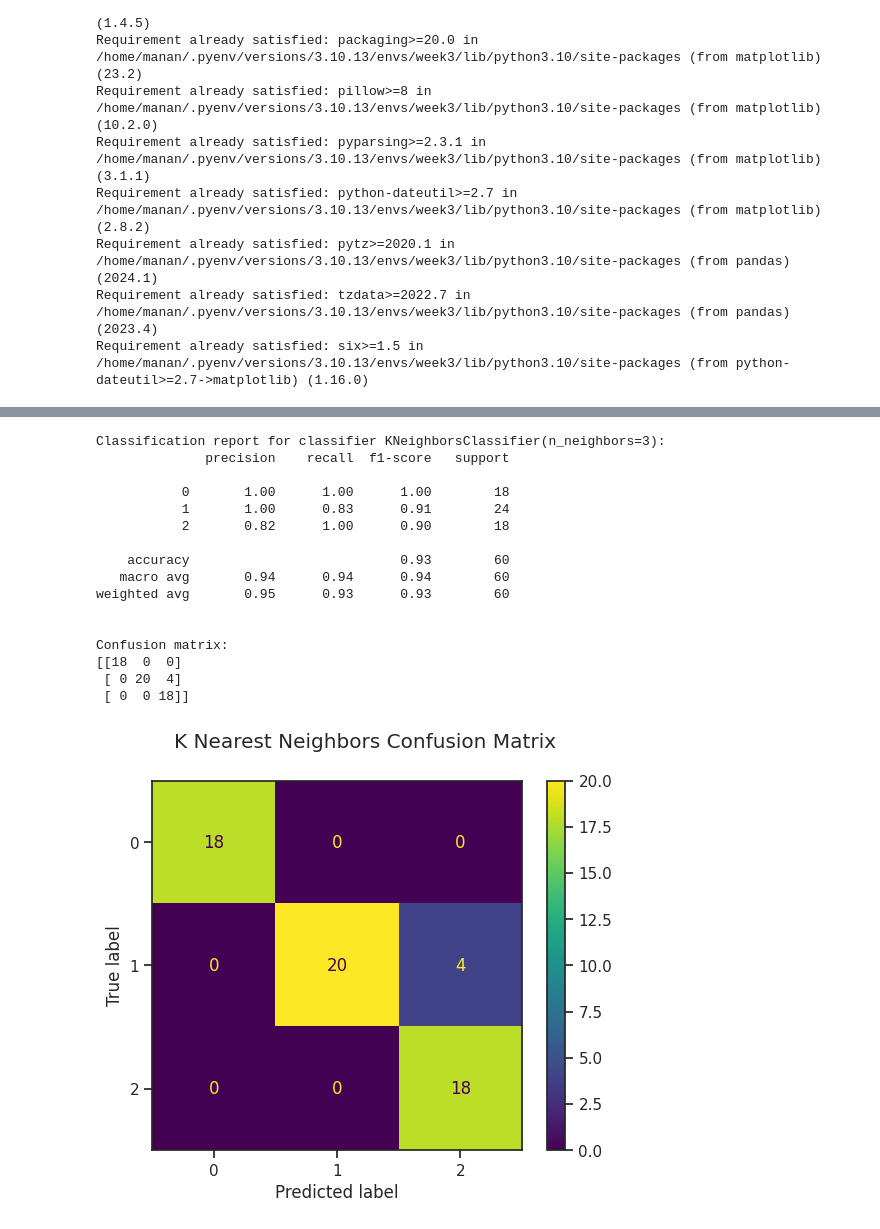
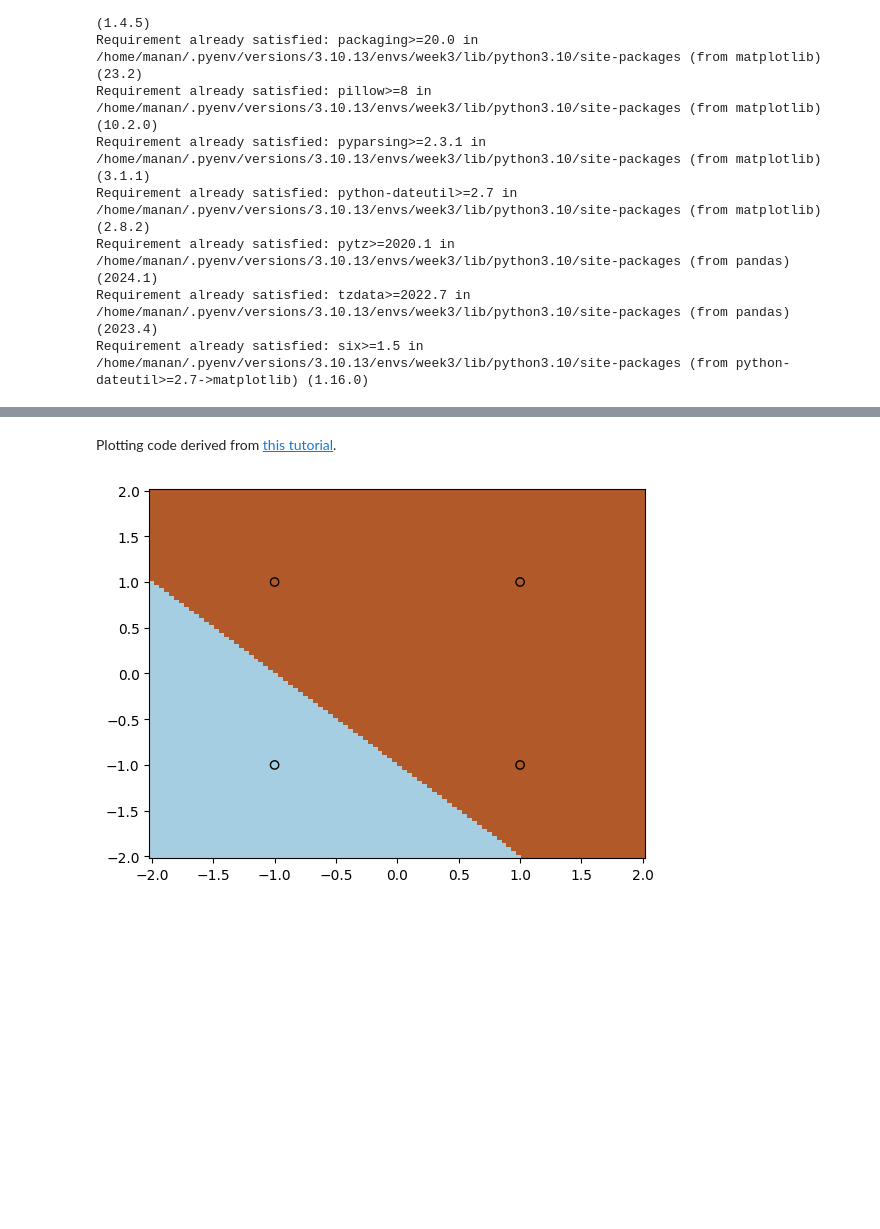
Before and after one commit to manan883/springboard2024, a Jupyter notebook: Exercise_00.ipynb, the cells around one changed output, grey strips where cells are left out. Saved outputs shown, nothing was run; the diff lists cells and outputs as text; code cells hidden in the pictures; blank space fills up the shorter version.

```diff
--- a/Exercise_00.ipynb
+++ b/Exercise_00.ipynb
@@ -123,11 +25,0 @@ First, we need to convert the `scikit-learn` dataset into a `pandas` dataframe.
-# %%
-import pandas as pd
-import numpy as np
-import seaborn as sns
-
-sns.set(style="ticks", color_codes=True)
-
-df = pd.DataFrame(
-    data=np.c_[dataset['data'], dataset['target']],   # concatenate 'data' and 'target' values
-    columns=dataset['feature_names'] + ['Species'] # concatenate 'feature_names' and "Species"
-)
@@ -194,35 +25,0 @@ X_train, X_test, y_train, y_test = train_test_split(
-# %%
-from sklearn.neighbors import KNeighborsClassifier
-from sklearn import metrics
-
-clf = KNeighborsClassifier(3)
-clf.fit(X_train, y_train)
-predicted = clf.predict(X_test)
-
-print(
-    f"Classification report for classifier {clf}:\n"
-    f"{metrics.classification_report(y_test, predicted)}\n"
-)
-
-disp = metrics.ConfusionMatrixDisplay.from_predictions(y_test, predicted)
-print(f"Confusion matrix:\n{disp.confusion_matrix}")
-disp.figure_.suptitle("K Nearest Neighbors Confusion Matrix")
-plt.show()
-# %% [output]
-Classification report for classifier KNeighborsClassifier(n_neighbors=3):
-              precision    recall  f1-score   support
-
-           0       1.00      1.00      1.00        18
-           1       1.00      0.83      0.91        24
-           2       0.82      1.00      0.90        18
-
-    accuracy                           0.93        60
-   macro avg       0.94      0.94      0.94        60
-weighted avg       0.95      0.93      0.93        60
-
-
-Confusion matrix:
-[[18  0  0]
- [ 0 20  4]
- [ 0  0 18]]
-[figure, removed]
@@ -228,0 +63,21 @@ Confusion matrix:
+# %%
+clf = svm.SVC(kernel='linear')
+clf.fit(data_scaled, target_or);
+# %% [markdown]
+Plotting code derived from [this tutorial](https://scikit-learn.org/stable/auto_examples/svm/plot_custom_kernel.html).
+# %%
+ax = plt.gca()
+DecisionBoundaryDisplay.from_estimator(
+    clf,
+    data_scaled,
+    cmap=plt.cm.Paired,
+    ax=ax,
+    response_method="predict",
+    plot_method="pcolormesh",
+    shading="auto"
+)
+plt.scatter(data_scaled[:,0], data_scaled[:,1], c=target_or, cmap=plt.cm.Paired, edgecolors='k')
+plt.axis('tight')
+plt.show()
+# %% [output]
+[figure, added]
```
Also changed, not shown: parts of 36 cells of this notebook, 4 other files.
